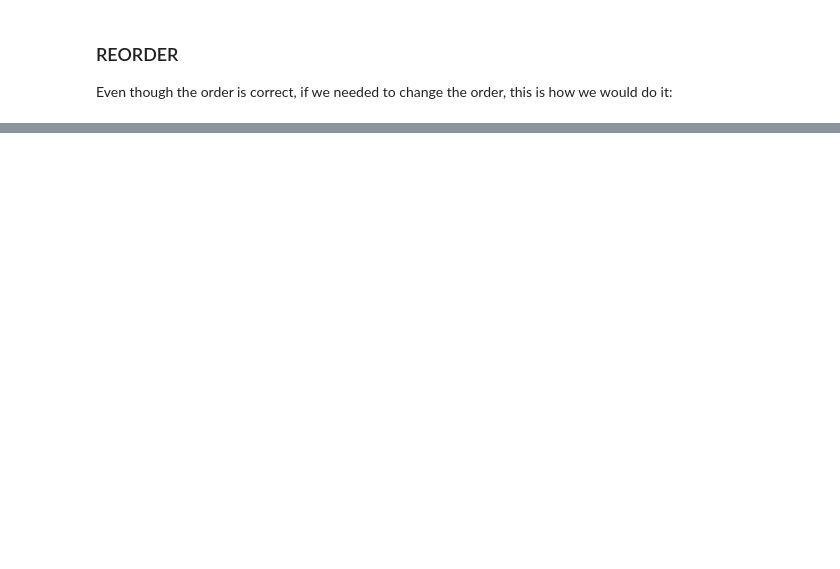
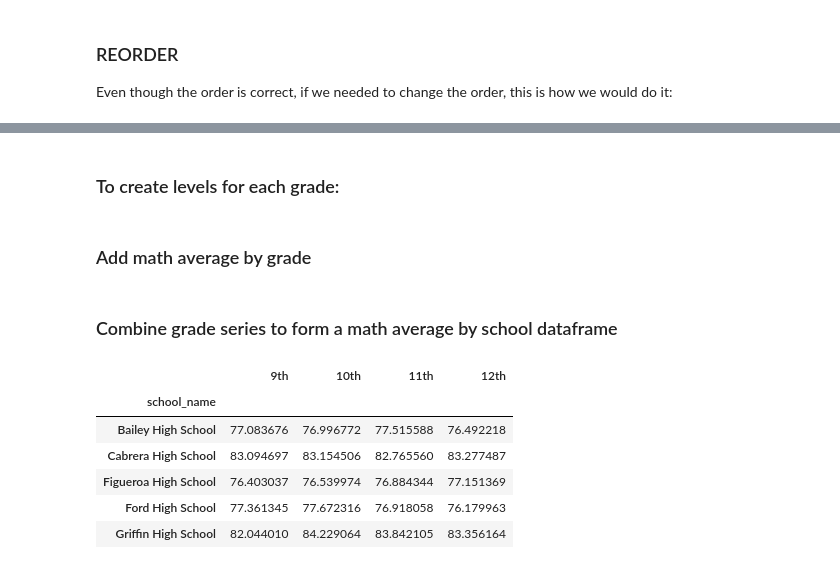
Before and after one commit to SoumyaAbraham/School_District_Analysis, a Jupyter notebook: PyCitySchools.ipynb, the cells around one changed output, grey strips where cells are left out. Saved outputs shown, nothing was run; the diff lists cells and outputs as text; code cells hidden in the pictures; blank space fills up the shorter version.

```diff
--- a/PyCitySchools.ipynb
+++ b/PyCitySchools.ipynb
@@ -1093,0 +1105,2 @@ bottom_schools.head()
+# %% [markdown]
+### To create levels for each grade:
@@ -1093,0 +1115,27 @@ bottom_schools.head()
+# %% [markdown]
+### Add math average by grade
+# %%
+ninth_grade_math_av=ninth_grade.groupby(["school_name"]).mean()["math_score"]
+
+tenth_grade_math_av=tenth_grade.groupby(["school_name"]).mean()["math_score"]
+
+eleventh_grade_math_av=eleventh_grade.groupby(["school_name"]).mean()["math_score"]
+
+twelvth_grade_math_av=twelvth_grade.groupby(["school_name"]).mean()["math_score"]
+# %% [markdown]
+### Combine grade series to form a math average by school dataframe
+# %%
+math_av_by_grade=pd.DataFrame({"9th": ninth_grade_math_av,
+                               "10th": tenth_grade_math_av,
+                               "11th": eleventh_grade_math_av,
+                               "12th": twelvth_grade_math_av
+                              })
+math_av_by_grade.head()
+# %% [output]
+|  | 9th | 10th | 11th | 12th |
+| school_name |  |  |  |  |
+| Bailey High School | 77.083676 | 76.996772 | 77.515588 | 76.492218 |
+| Cabrera High School | 83.094697 | 83.154506 | 82.765560 | 83.277487 |
+| Figueroa High School | 76.403037 | 76.539974 | 76.884344 | 77.151369 |
+| Ford High School | 77.361345 | 77.672316 | 76.918058 | 76.179963 |
+| Griffin High School | 82.044010 | 84.229064 | 83.842105 | 83.356164 |
```
Also changed, not shown: parts of 19 cells of this notebook.
